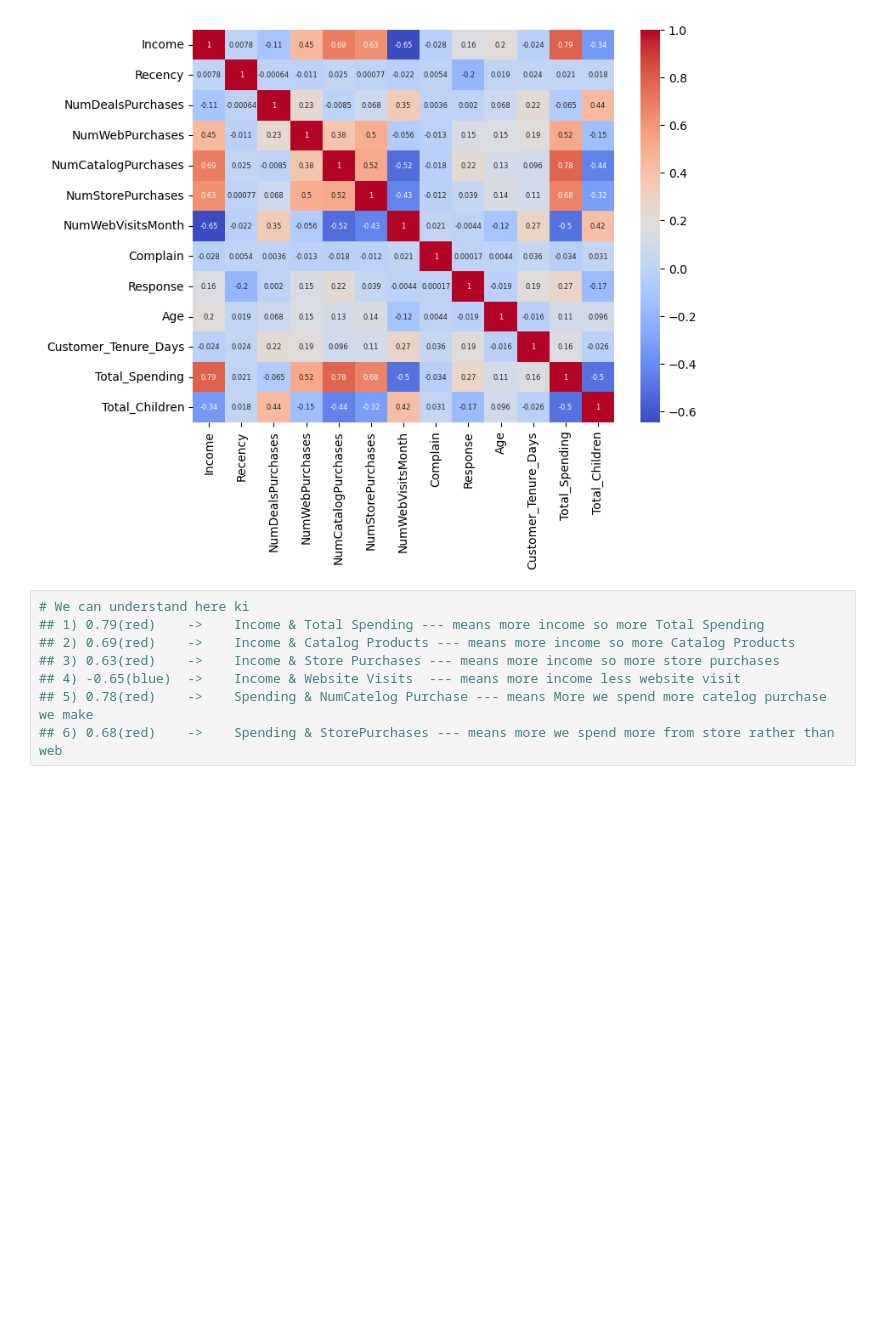
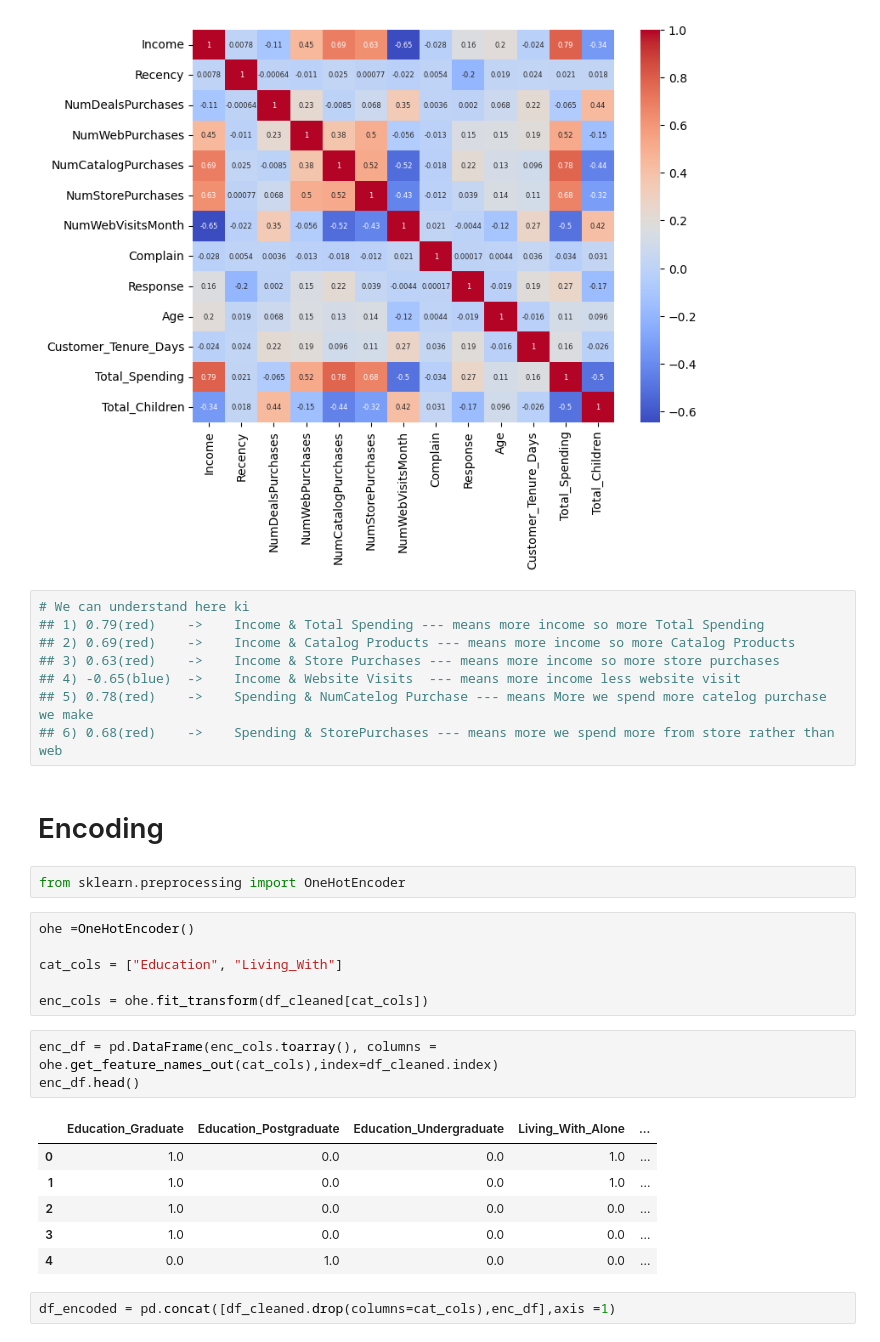
Before and after one commit to 13NILAY/SMART_CART_CLUSTERING_SYSTEM, a Jupyter notebook: SmartCart.ipynb, the cells around one changed output. Cells and saved outputs as stored; diff of their text form; blank space fills up the shorter version.

```diff
--- a/SmartCart.ipynb
+++ b/SmartCart.ipynb
@@ -201,3 +201,25 @@ sns.heatmap(
 ## 4) -0.65(blue)  ->    Income & Website Visits  --- means more income less website visit
 ## 5) 0.78(red)    ->    Spending & NumCatelog Purchase --- means More we spend more catelog purchase we make
 ## 6) 0.68(red)    ->    Spending & StorePurchases --- means more we spend more from store rather than web
+# %% [markdown]
+ # Encoding
+# %%
+from sklearn.preprocessing import OneHotEncoder
+# %%
+ohe =OneHotEncoder()
+
+cat_cols = ["Education", "Living_With"]
+
+enc_cols = ohe.fit_transform(df_cleaned[cat_cols])
+# %%
+enc_df = pd.DataFrame(enc_cols.toarray(), columns = ohe.get_feature_names_out(cat_cols),index=df_cleaned.index)
+enc_df.head()
+# %% [output]
+|  | Education_Graduate | Education_Postgraduate | Education_Undergraduate | Living_With_Alone | ... |
+| 0 | 1.0 | 0.0 | 0.0 | 1.0 | ... |
+| 1 | 1.0 | 0.0 | 0.0 | 1.0 | ... |
+| 2 | 1.0 | 0.0 | 0.0 | 0.0 | ... |
+| 3 | 1.0 | 0.0 | 0.0 | 0.0 | ... |
+| 4 | 0.0 | 1.0 | 0.0 | 0.0 | ... |
+# %%
+df_encoded = pd.concat([df_cleaned.drop(columns=cat_cols),enc_df],axis =1)
```
Also changed, not shown: parts of 7 cells of this notebook.
